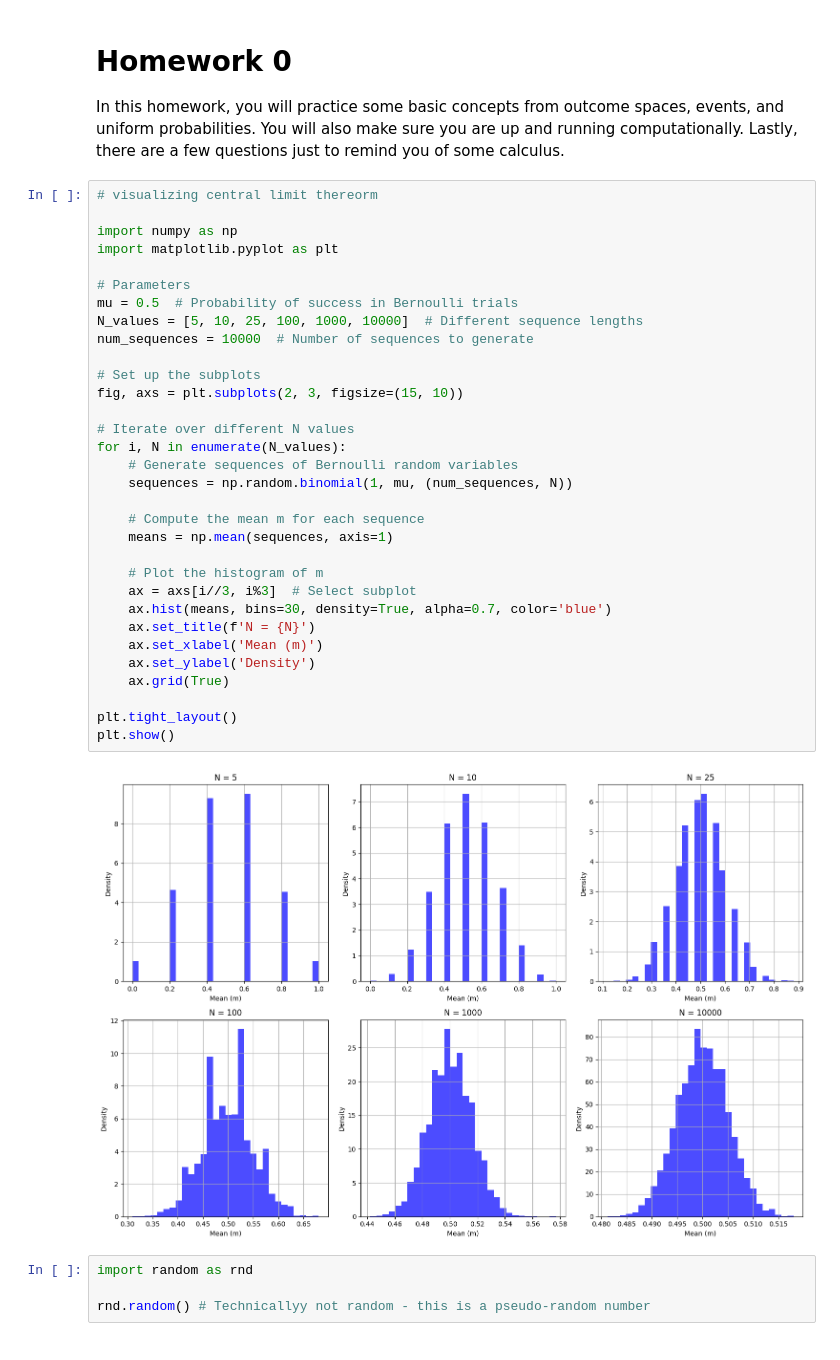
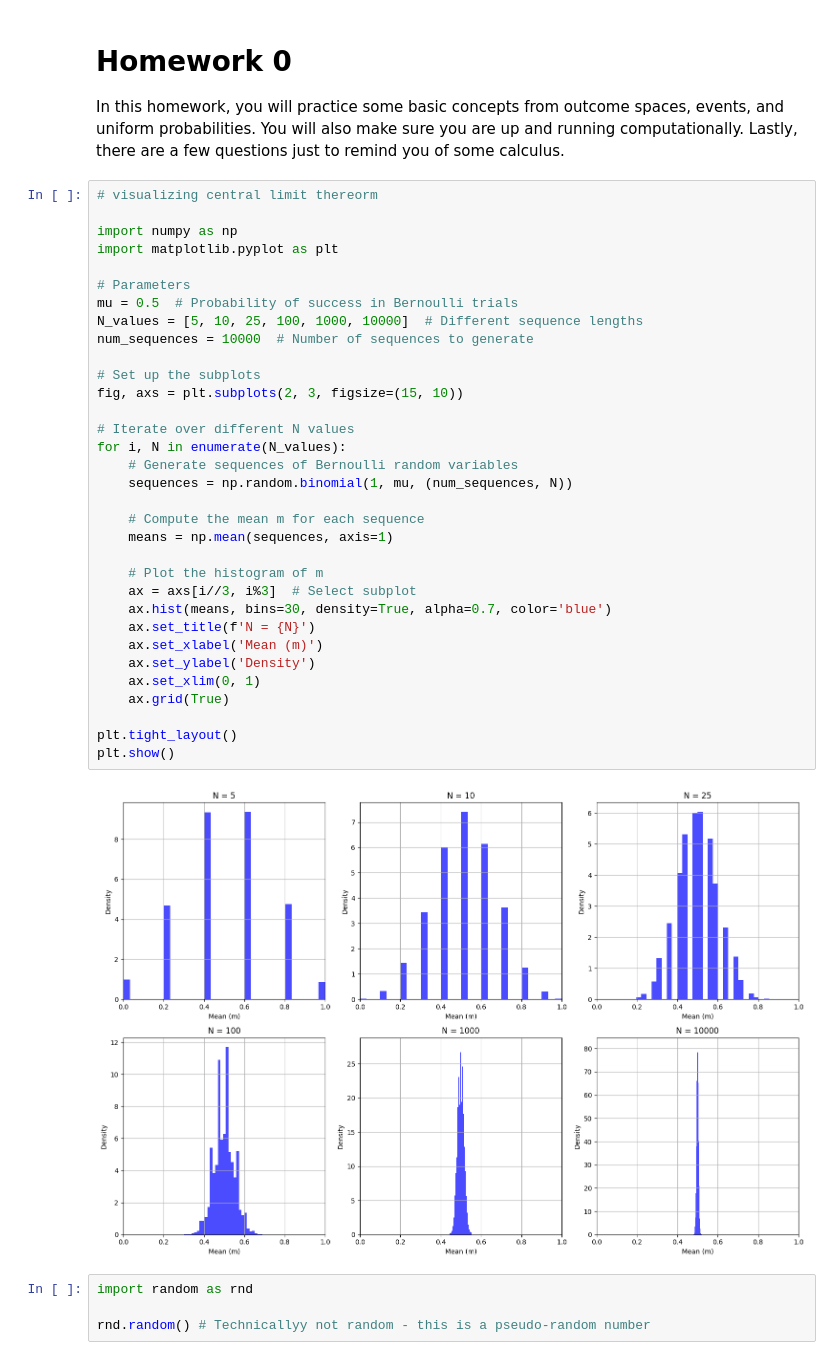
Before and after one commit to YashDagade/Math-231, a Jupyter notebook: HW0/HW0.ipynb, the cells around one changed output. Cells and saved outputs as stored; diff of their text form.

```diff
--- a/HW0/HW0.ipynb
+++ b/HW0/HW0.ipynb
@@ -9,34 +9,35 @@ In this homework, you will practice some basic concepts from outcome spaces, eve
 import numpy as np
 import matplotlib.pyplot as plt
 
 # Parameters
 mu = 0.5  # Probability of success in Bernoulli trials
 N_values = [5, 10, 25, 100, 1000, 10000]  # Different sequence lengths
 num_sequences = 10000  # Number of sequences to generate
 
 # Set up the subplots
 fig, axs = plt.subplots(2, 3, figsize=(15, 10))
 
 # Iterate over different N values
 for i, N in enumerate(N_values):
     # Generate sequences of Bernoulli random variables
     sequences = np.random.binomial(1, mu, (num_sequences, N))
 
     # Compute the mean m for each sequence
     means = np.mean(sequences, axis=1)
 
     # Plot the histogram of m
     ax = axs[i//3, i%3]  # Select subplot
     ax.hist(means, bins=30, density=True, alpha=0.7, color='blue')
     ax.set_title(f'N = {N}')
     ax.set_xlabel('Mean (m)')
     ax.set_ylabel('Density')
+    ax.set_xlim(0, 1)
     ax.grid(True)
 
 plt.tight_layout()
 plt.show()
 # %% [output]
-[figure, old version]
+[figure, new version]
 # %%
 import random as rnd
 
```
Also changed, not shown: 2 other files.
